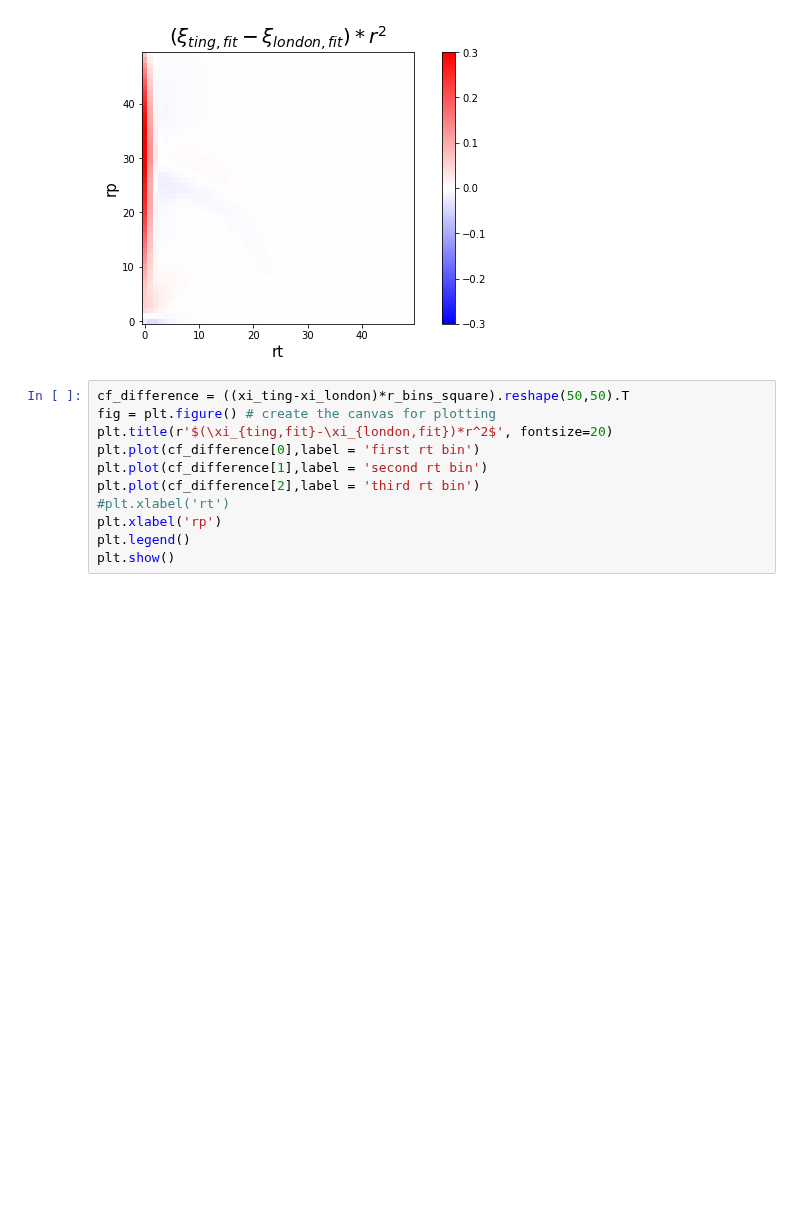
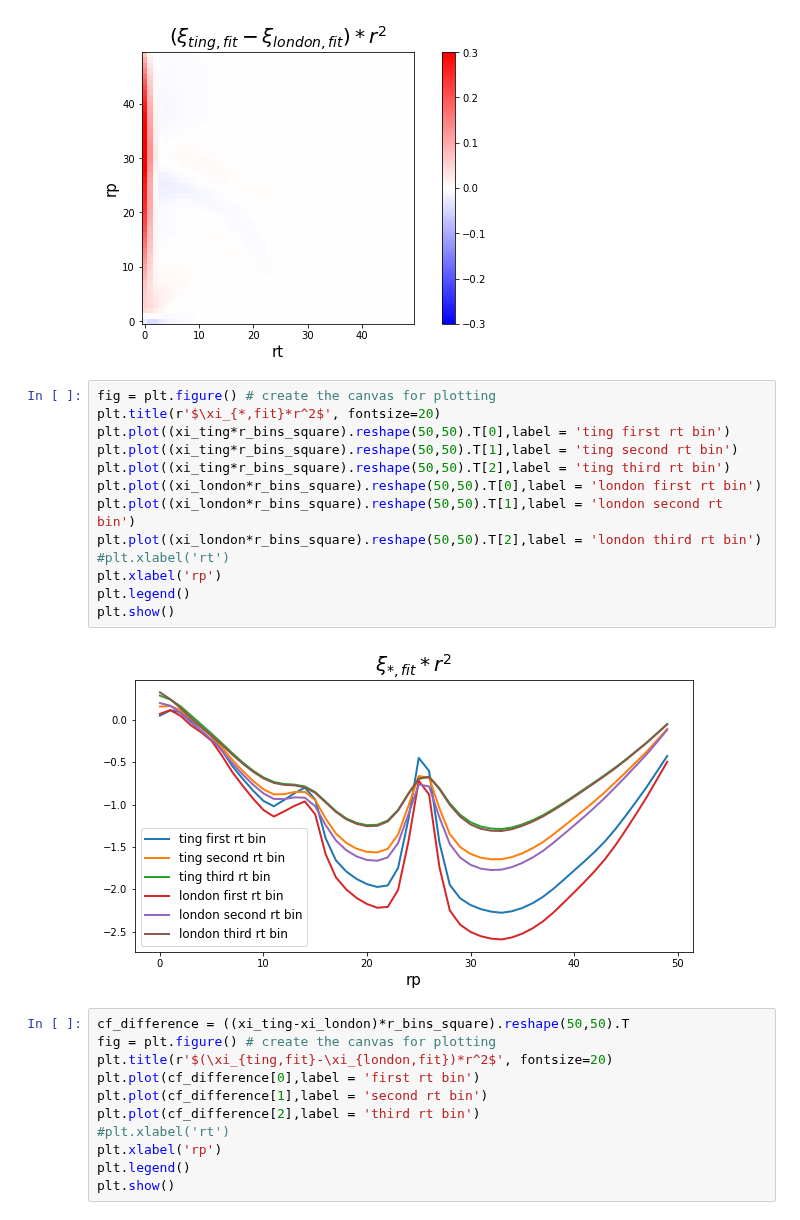
Before and after one commit to moonlovist/Eboss-mocks, a Jupyter notebook: mock_London.ipynb, the cells around one changed output. Saved outputs shown, nothing was run; the diff lists cells and outputs as text; blank space fills up the shorter version.

```diff
--- a/mock_London.ipynb
+++ b/mock_London.ipynb
@@ -164,6 +164,21 @@ plt.ylabel('rp')
 plt.show()
 # %% [output]
 [figure]
+# %%
+fig = plt.figure() # create the canvas for plotting
+plt.title(r'$\xi_{*,fit}*r^2$', fontsize=20)
+plt.plot((xi_ting*r_bins_square).reshape(50,50).T[0],label = 'ting first rt bin')
+plt.plot((xi_ting*r_bins_square).reshape(50,50).T[1],label = 'ting second rt bin')
+plt.plot((xi_ting*r_bins_square).reshape(50,50).T[2],label = 'ting third rt bin')
+plt.plot((xi_london*r_bins_square).reshape(50,50).T[0],label = 'london first rt bin')
+plt.plot((xi_london*r_bins_square).reshape(50,50).T[1],label = 'london second rt bin')
+plt.plot((xi_london*r_bins_square).reshape(50,50).T[2],label = 'london third rt bin')
+#plt.xlabel('rt')
+plt.xlabel('rp')
+plt.legend()
+plt.show()
+# %% [output]
+[figure, added]
 # %%
 cf_difference = ((xi_ting-xi_london)*r_bins_square).reshape(50,50).T
 fig = plt.figure() # create the canvas for plotting
```
